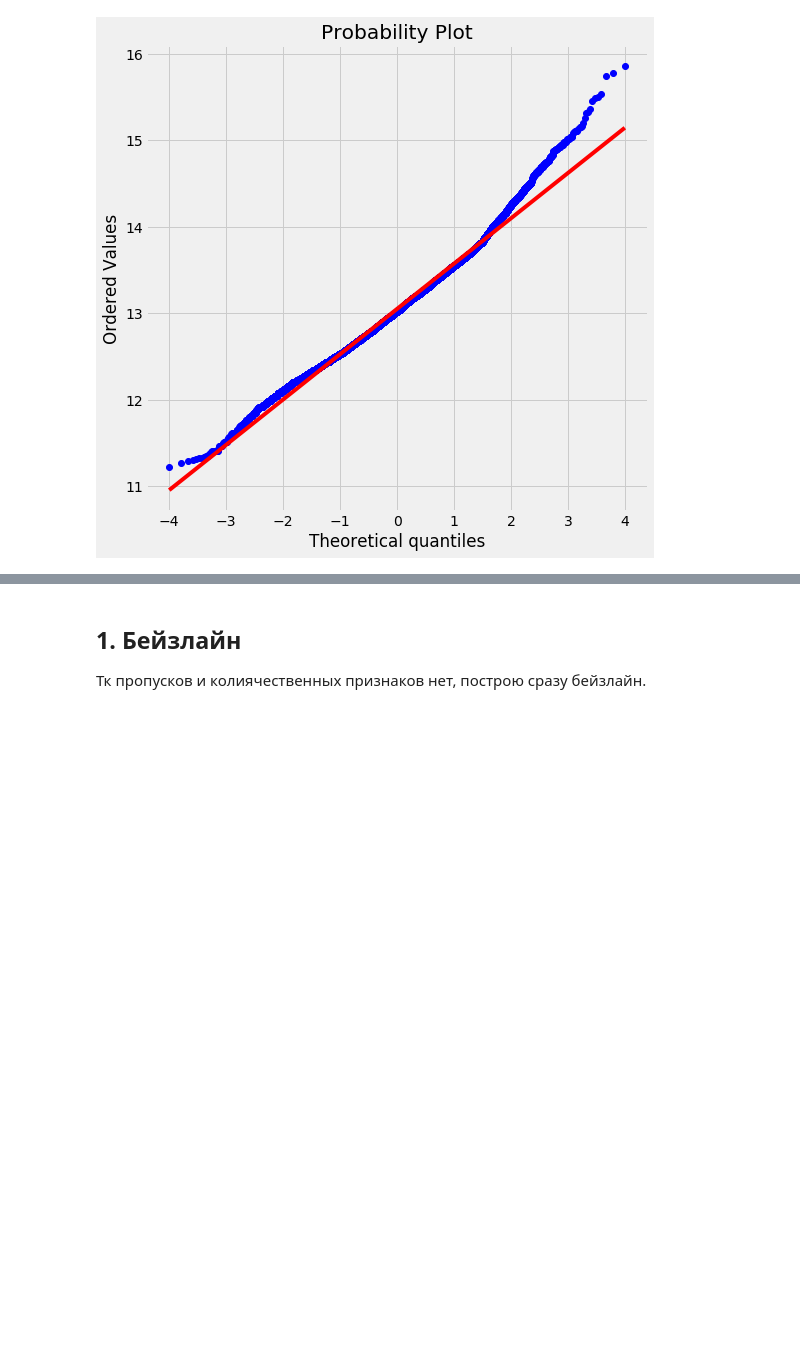
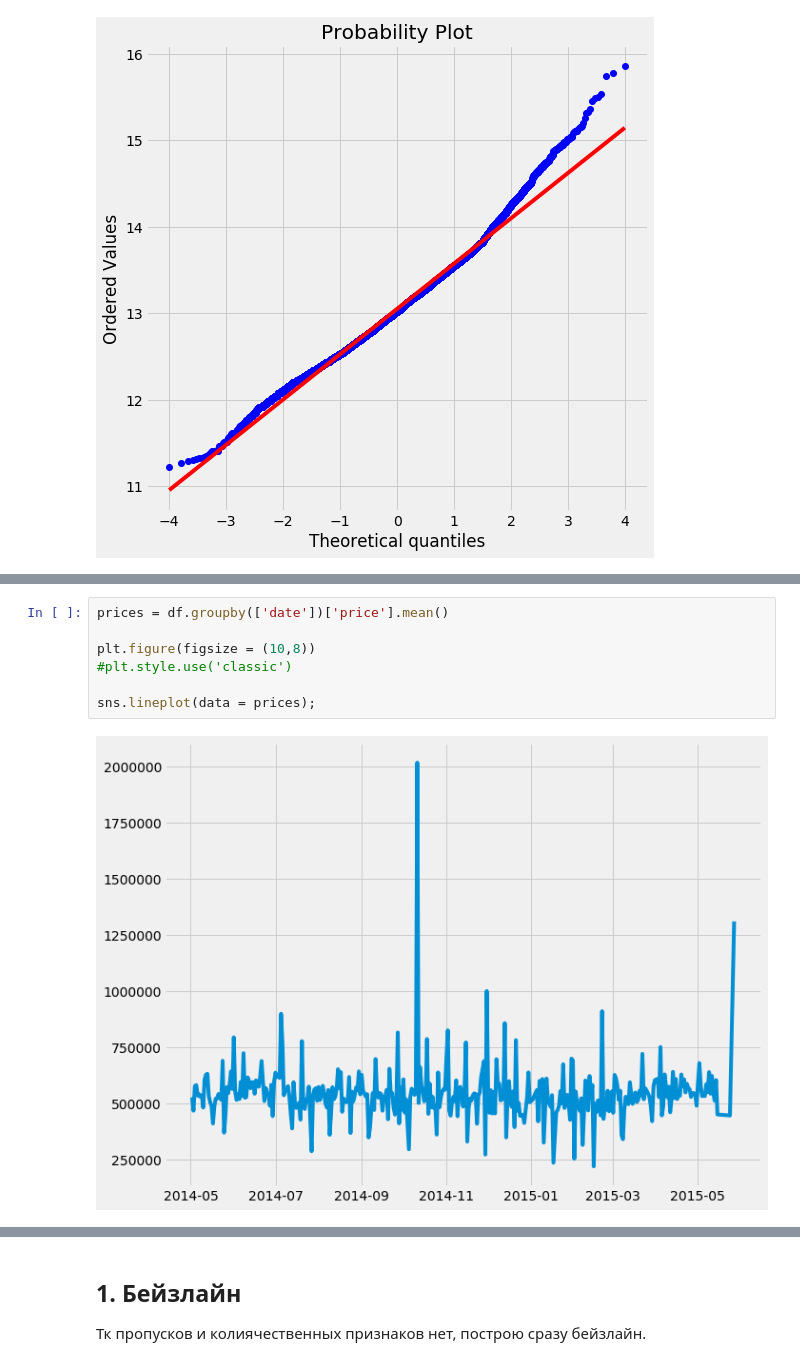
Before and after one commit to ichrnkv/DS-Portfolio, a Jupyter notebook: house_prices.ipynb, the cells around one changed output, grey strips where cells are left out. Saved outputs shown, nothing was run; the diff lists cells and outputs as text; blank space fills up the shorter version.

```diff
--- a/house_prices.ipynb
+++ b/house_prices.ipynb
@@ -123,0 +130,9 @@ stats.shapiro(lg)
+# %%
+prices = df.groupby(['date'])['price'].mean()
+
+plt.figure(figsize = (10,8))
+#plt.style.use('classic')
+
+sns.lineplot(data = prices);
+# %% [output]
+[figure, added]
```
Also changed, not shown: parts of 21 cells of this notebook.
